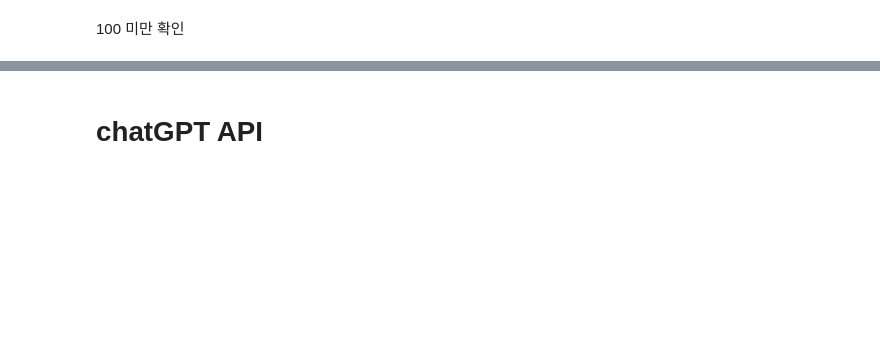
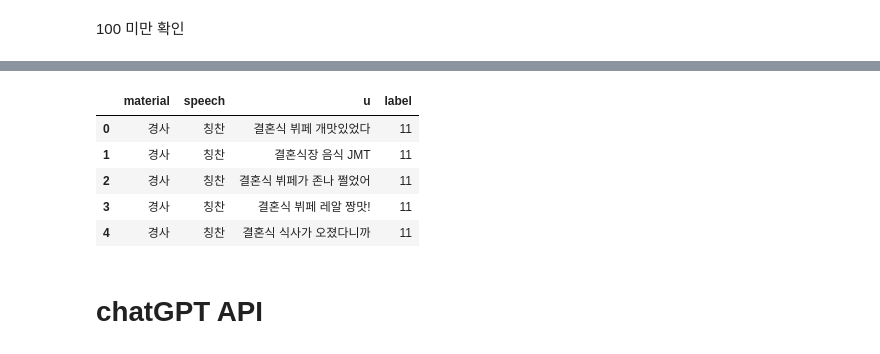
Before and after one commit to textnetkr/MemeProject, a Jupyter notebook: src/pytorch/augmentation/3.chatGPT.ipynb, the cells around one changed output, grey strips where cells are left out. Saved outputs shown, nothing was run; the diff lists cells and outputs as text; code cells hidden in the pictures; blank space fills up the shorter version.

```diff
--- a/src/pytorch/augmentation/3.chatGPT.ipynb
+++ b/src/pytorch/augmentation/3.chatGPT.ipynb
@@ -64,5 +91,5 @@ sorted_dict = dict(sorted(count_dict.items(), key = lambda item: item[1], revers
 # %%
-temp = {i[0][2] for i in sorted_dict.items() if i[1] < 100}
+temp = {i[0][2]:i[1] for i in sorted_dict.items() if int(i[1]) < 30}
 # %%
 temp
 # %% [output]
@@ -85,4 +137,4 @@ df_temp_upper.shape
 # %%
-# 100 미만
-temp_under = [[i[1]['g_num'], i[1]['u_num'], i[1]['material'], i[1]['speech'], i[1]['u'], i[1]['arg1'], i[1]['arg_op1'], i[1]['arg_op2'], i[1]['user_dic'], i[1]['label']] for i in df.iterrows() if i[1]['label'] in temp]
+# 30 미만
+temp_under = [[i[1]['material'], i[1]['speech'], i[1]['u'], i[1]['label']] for i in df_temp.iterrows() if i[1]['label'] in temp]
 # %%
@@ -94,3 +146,12 @@ df_temp_under.shape
+# %%
+df_temp_under.head()
+# %% [output]
+|  | material | speech | u | label |
+| 0 | 경사 | 칭찬 | 결혼식 뷔페 개맛있었다 | 11 |
+| 1 | 경사 | 칭찬 | 결혼식장 음식 JMT | 11 |
+| 2 | 경사 | 칭찬 | 결혼식 뷔페가 존나 쩔었어 | 11 |
+| 3 | 경사 | 칭찬 | 결혼식 뷔페 레알 짱맛! | 11 |
+| 4 | 경사 | 칭찬 | 결혼식 식사가 오졌다니까 | 11 |
 # %% [markdown]
 # chatGPT API
 # %%
```
Also changed, not shown: parts of 30 cells of this notebook, 27 other files.
